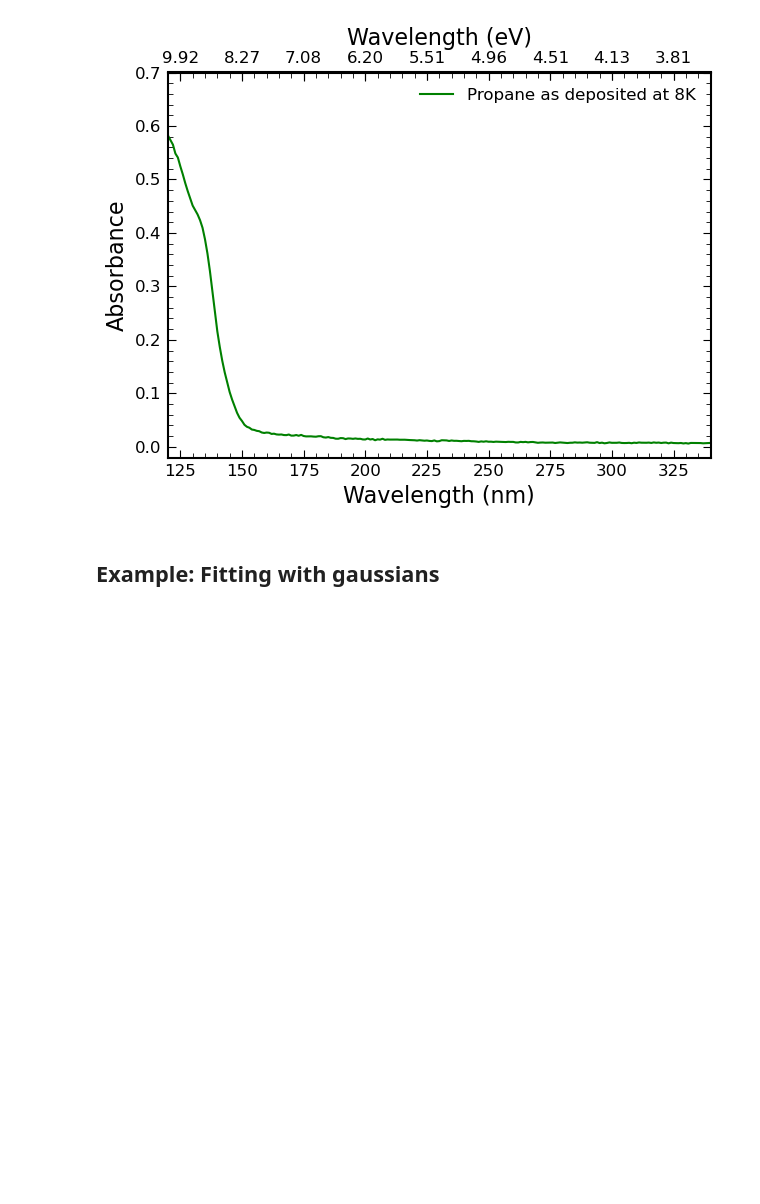
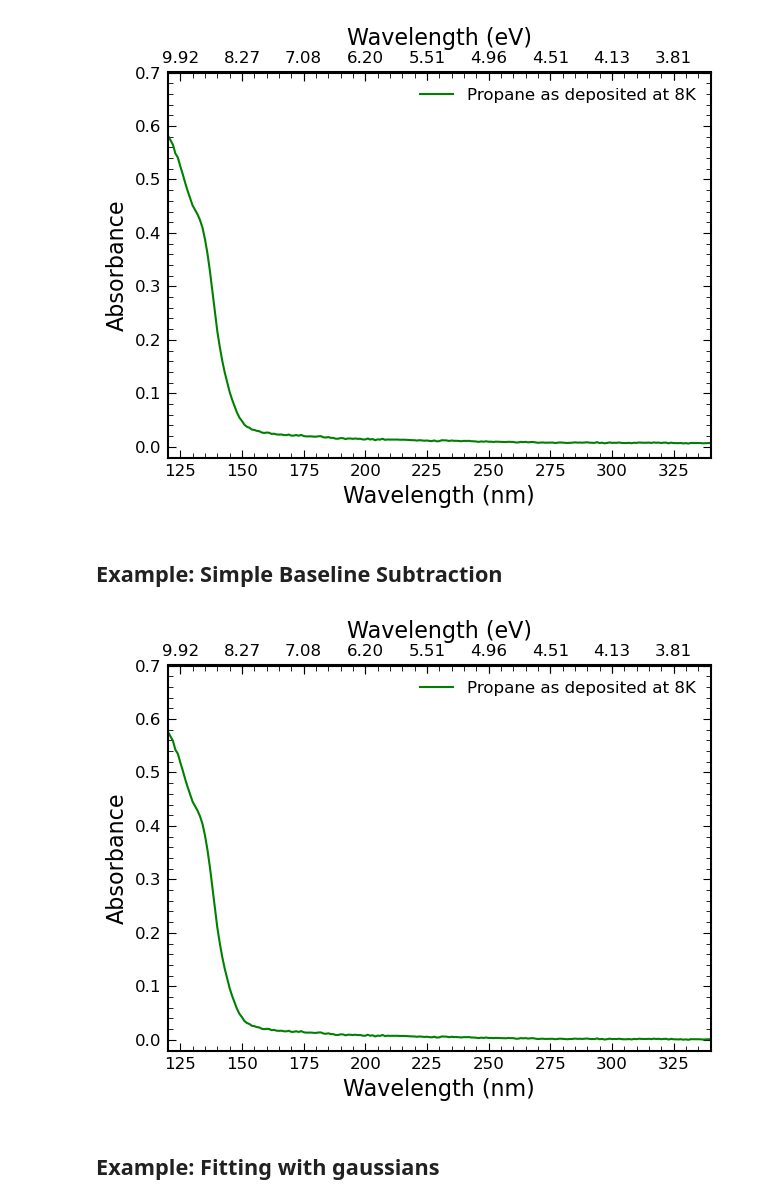
Before and after one commit to cassidy-andrew/AU-UV_ices, a Jupyter notebook: example.ipynb, the cells around one changed output. Drawn from its saved outputs; the diff is of its cells as text; code cells hidden in the pictures; blank space fills up the shorter version.

Commit message:
added baseline subtraction, updated example

```diff
--- a/example.ipynb
+++ b/example.ipynb
@@ -213,6 +213,16 @@ tools.plot_absorbance([stitched], figsize=(7, 5),
                       save_path="./misc_figures/color_change.svg");
 # %% [output]
 [figure]
+# %% [markdown]
+## Example: Simple Baseline Subtraction
+# %%
+stitched.subtract_baseline(lim=(120, 340))
+
+tools.plot_absorbance([stitched], figsize=(7, 5),
+                      xlim=(120, 340), ylim=(-0.02, 0.7),
+                      save_path="./misc_figures/baseline_subtract.svg");
+# %% [output]
+[figure, added]
 # %% [markdown]
 ## Example: Fitting with gaussians
 # %%
```
Also changed, not shown: parts of 6 cells of this notebook, 10 other files.
